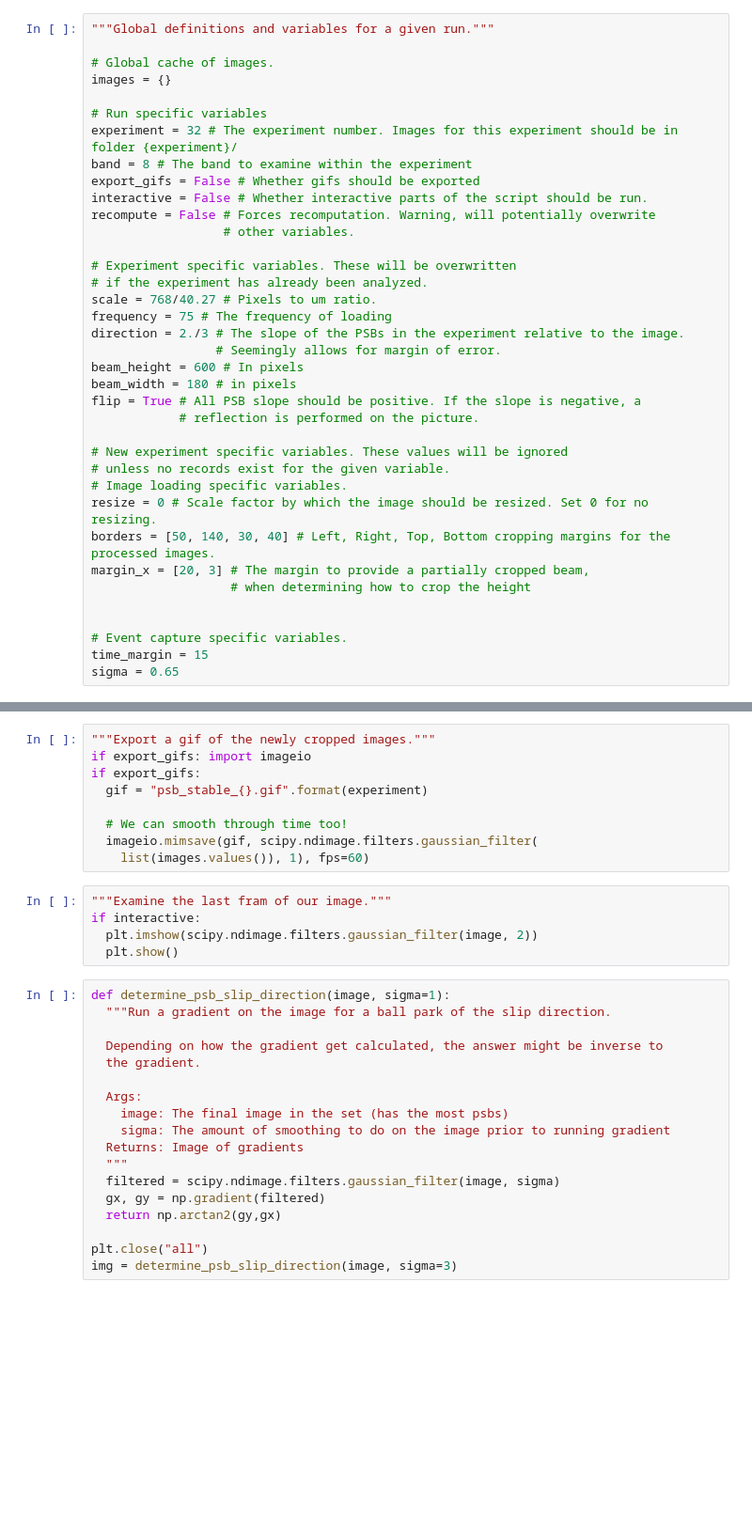
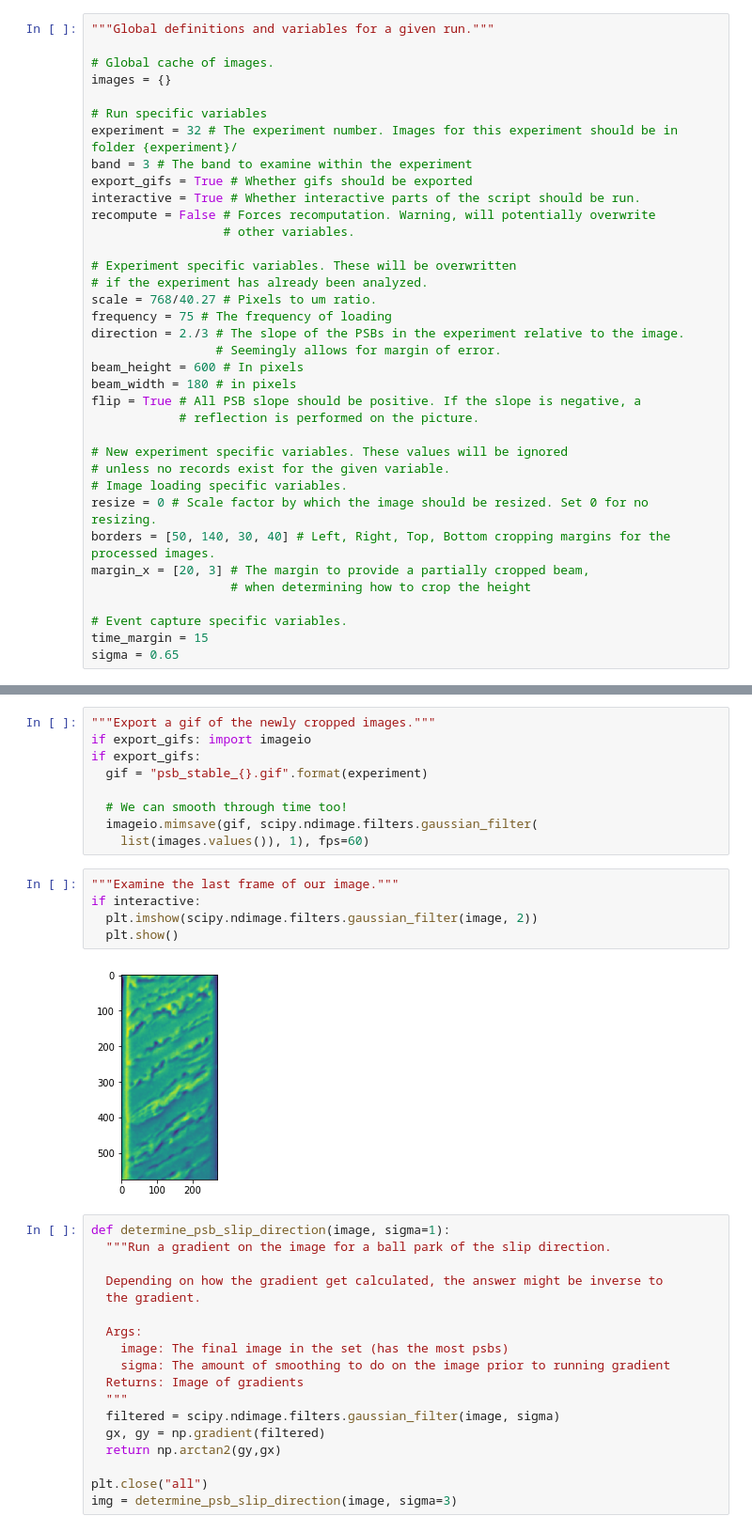
Before and after one commit to cemel-jhu/PSB-Image-Processing, a Jupyter notebook: PSB_Processing.ipynb, the cells around one changed output, grey strips where cells are left out. Shown at 94% size. Saved outputs shown, nothing was run; the diff lists cells and outputs as text; blank space fills up the shorter version.

```diff
--- a/PSB_Processing.ipynb
+++ b/PSB_Processing.ipynb
@@ -20,9 +20,9 @@ images = {}
 
 # Run specific variables
 experiment = 32 # The experiment number. Images for this experiment should be in folder {experiment}/
-band = 8 # The band to examine within the experiment
-export_gifs = False # Whether gifs should be exported
-interactive = False # Whether interactive parts of the script should be run.
+band = 3 # The band to examine within the experiment
+export_gifs = True # Whether gifs should be exported
+interactive = True # Whether interactive parts of the script should be run.
 recompute = False # Forces recomputation. Warning, will potentially overwrite
                   # other variables.
 
@@ -45,7 +45,6 @@ borders = [50, 140, 30, 40] # Left, Right, Top, Bottom cropping margins for the
 margin_x = [20, 3] # The margin to provide a partially cropped beam,
                    # when determining how to crop the height
 
-
 # Event capture specific variables.
 time_margin = 15
 sigma = 0.65
@@ -185,10 +187,12 @@ if export_gifs:
   imageio.mimsave(gif, scipy.ndimage.filters.gaussian_filter(
     list(images.values()), 1), fps=60)
 # %%
-"""Examine the last fram of our image."""
+"""Examine the last frame of our image."""
 if interactive:
   plt.imshow(scipy.ndimage.filters.gaussian_filter(image, 2))
   plt.show()
+# %% [output]
+[figure, added]
 # %%
 def determine_psb_slip_direction(image, sigma=1):
   """Run a gradient on the image for a ball park of the slip direction.
```
Also changed, not shown: parts of 15 cells of this notebook, 5 other files.
